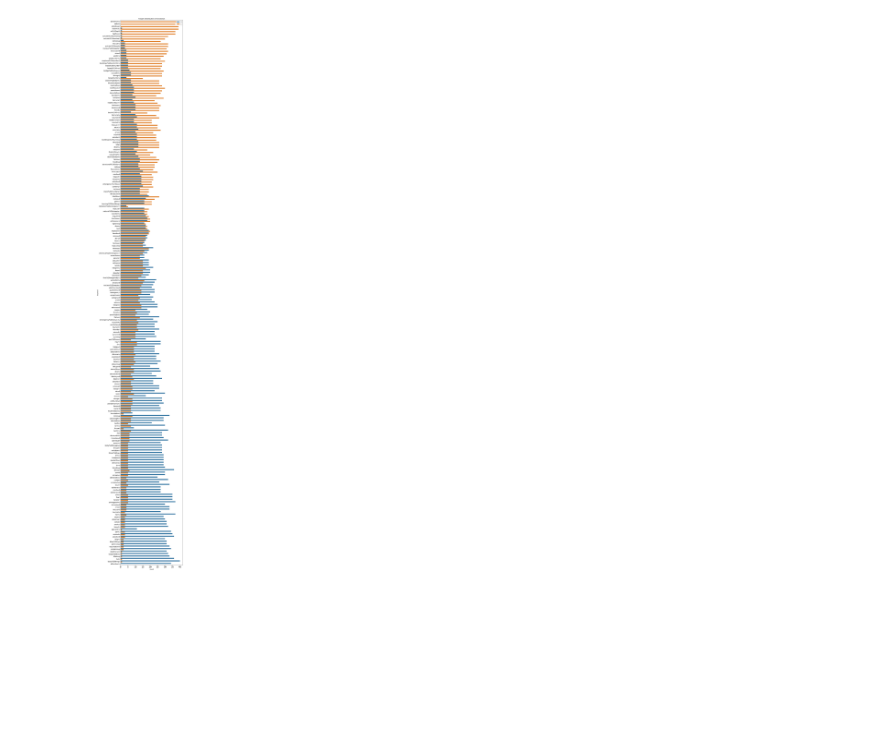
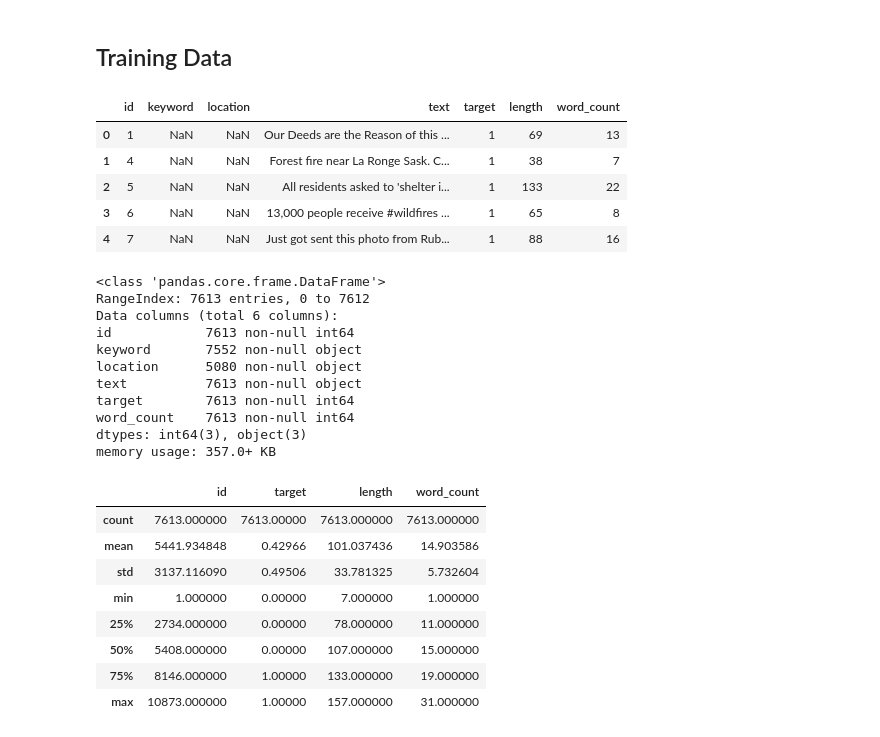
Before and after one commit to StevenDye/NLP-Disaster-Tweets, a Jupyter notebook: EDA.ipynb, the cells around one changed output. Cells and saved outputs as stored; diff of their text form; code cells hidden in the pictures; blank space fills up the shorter version.

```diff
--- a/EDA.ipynb
+++ b/EDA.ipynb
@@ -10,17 +0,0 @@ test_df = pd.read_csv('data/test.csv')
-# %%
-train_df['target_mean'] = train_df.groupby('keyword')['target'].transform('mean')
-fig = plt.figure(figsize=(8, 72), dpi=100)
-
-sns.countplot(y=train_df.sort_values(by='target_mean', ascending=False)['keyword'],
-              hue=train_df.sort_values(by='target_mean', ascending=False)['target'])
-
-plt.tick_params(axis='x', labelsize=15)
-plt.tick_params(axis='y', labelsize=12)
-plt.legend(loc=1)
-plt.title('Target Distribution in Keywords')
-
-plt.show()
-
-train_df = train_df.drop(columns=['target_mean'])
-# %% [output]
-[figure, removed]
@@ -26,0 +5,37 @@ train_df = train_df.drop(columns=['target_mean'])
+# %% [markdown]
+## Training Data
+# %%
+train_df.head()
+# %% [output]
+|  | id | keyword | location | text | target | length | word_count |
+| 0 | 1 | NaN | NaN | Our Deeds are the Reason of this ... | 1 | 69 | 13 |
+| 1 | 4 | NaN | NaN | Forest fire near La Ronge Sask. C... | 1 | 38 | 7 |
+| 2 | 5 | NaN | NaN | All residents asked to 'shelter i... | 1 | 133 | 22 |
+| 3 | 6 | NaN | NaN | 13,000 people receive #wildfires ... | 1 | 65 | 8 |
+| 4 | 7 | NaN | NaN | Just got sent this photo from Rub... | 1 | 88 | 16 |
+# %%
+train_df.info()
+# %% [output]
+<class 'pandas.core.frame.DataFrame'>
+RangeIndex: 7613 entries, 0 to 7612
+Data columns (total 6 columns):
+id            7613 non-null int64
+keyword       7552 non-null object
+location      5080 non-null object
+text          7613 non-null object
+target        7613 non-null int64
+word_count    7613 non-null int64
+dtypes: int64(3), object(3)
+memory usage: 357.0+ KB
+# %%
+train_df.describe()
+# %% [output]
+|  | id | target | length | word_count |
+| count | 7613.000000 | 7613.00000 | 7613.000000 | 7613.000000 |
+| mean | 5441.934848 | 0.42966 | 101.037436 | 14.903586 |
+| std | 3137.116090 | 0.49506 | 33.781325 | 5.732604 |
+| min | 1.000000 | 0.00000 | 7.000000 | 1.000000 |
+| 25% | 2734.000000 | 0.00000 | 78.000000 | 11.000000 |
+| 50% | 5408.000000 | 0.00000 | 107.000000 | 15.000000 |
+| 75% | 8146.000000 | 1.00000 | 133.000000 | 19.000000 |
+| max | 10873.000000 | 1.00000 | 157.000000 | 31.000000 |
```
Also changed, not shown: parts of 5 cells of this notebook.
